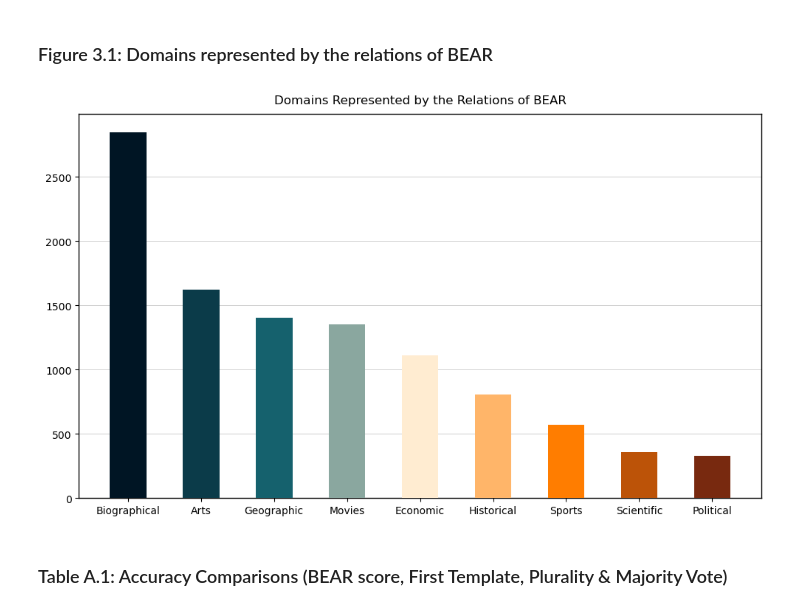
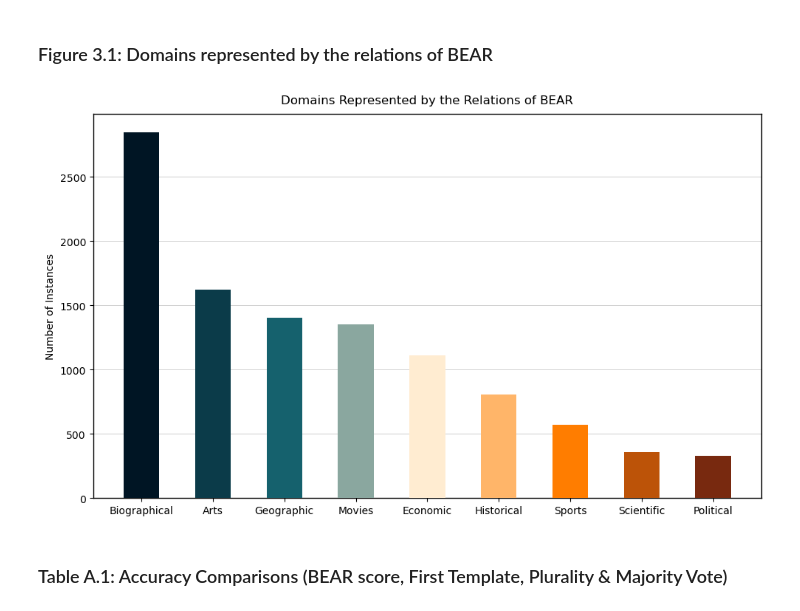
Before and after one commit to diamir707/LMsCONFonBEAR, a Jupyter notebook: results/e0other_results.ipynb, the cells around one changed output. Drawn from its saved outputs; the diff is of its cells as text; code cells hidden in the pictures.

Commit message:
L1/L2 norm for ACE and cleaner implementation. Changed y-label for Figure 3.1.

```diff
--- a/results/e0other_results.ipynb
+++ b/results/e0other_results.ipynb
@@ -116,35 +116,35 @@ domain_sizes = (
 palette = ["#001524", "#0b3b49", "#15616d", "#8aa79f", "#ffecd1",
            "#ffb569", "#ff7d00", "#bc5308", "#78290f"]
 
 _, ax = plt.subplots(figsize=(10, 6))
 bars = ax.bar(
     domain_sizes["domains"],
     domain_sizes["count"],
     color=palette,
     width=0.5,
     zorder=3
 )
 
 ax.set_xlabel("")
-ax.set_ylabel("")
+ax.set_ylabel("Number of Instances")
 ax.set_title("Domains Represented by the Relations of BEAR", pad=10)
 ax.set_xticks(range(len(domain_sizes)))
 ax.set_xticklabels(domain_sizes["domains"], ha="center")
 
 ax.set_facecolor("white")
 ax.yaxis.grid(True, linestyle="solid", linewidth=0.5, color="gray", alpha=0.5)
 ax.xaxis.grid(False)
 
 for spine in ax.spines.values():
     spine.set_visible(True)
     spine.set_linewidth(1)
     spine.set_color("black")
 
 plt.tight_layout()
 plt.savefig(graphics_path + "domain_sizes" + graphics_format, dpi=800)
 plt.show()
 # %% [output]
-[figure, old version]
+[figure, new version]
 # %% [markdown]
 ### Table A.1: Accuracy Comparisons (BEAR score, First Template, Plurality & Majority Vote)
 # %%
```
Also changed, not shown: 1 other file.
